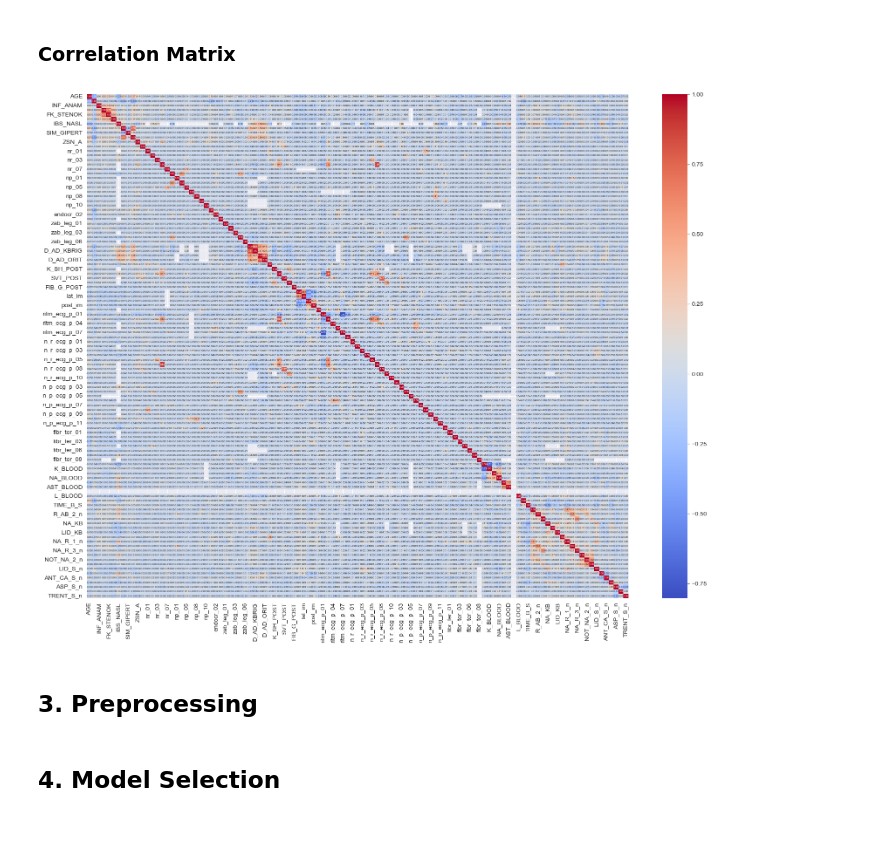
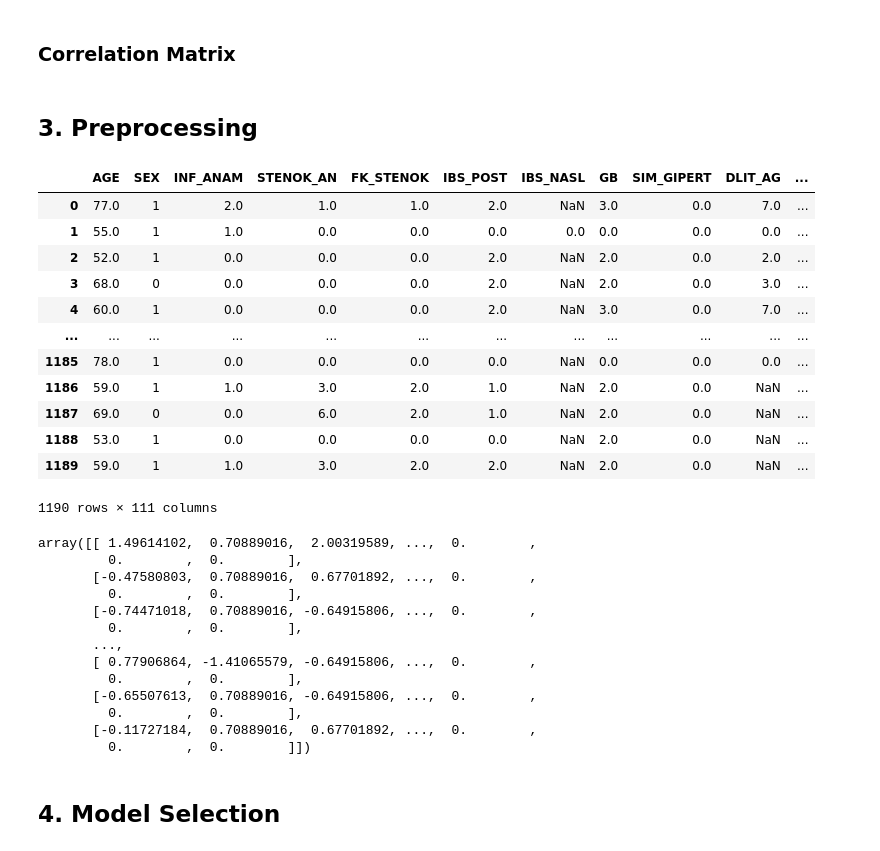
Before and after one commit to danghaidang04/Myocardial_Infraction_Complications_Analysis, a Jupyter notebook: main.ipynb, the cells around one changed output. Drawn from its saved outputs; the diff is of its cells as text; code cells hidden in the pictures.

Commit message:
update preprocessing pipeline

```diff
--- a/main.ipynb
+++ b/main.ipynb
@@ -277,11 +267,25 @@ plt.show()
 # %% [markdown]
 ### Correlation Matrix
 # %%
-plt.figure(figsize=(20, 15))
-sns.heatmap(X_train[0].corr(), annot=True, cmap='coolwarm', fmt=".2f", annot_kws={"size": 4})  # Adjust size as needed
-plt.savefig('heatmap.pdf', format='pdf')  # Save the plot as a PDF file
-plt.show()
+# plt.figure(figsize=(40, 30))
+# sns.heatmap(X_train[0].corr(), annot=True, cmap='coolwarm', fmt=".2f", annot_kws={"size": 4})  # Adjust size as needed
+# plt.savefig('heatmap.pdf', format='pdf')  # Save the plot as a PDF file
+# plt.show()
-# %% [output]
-[figure, removed]
 # %% [markdown]
 ## 3. Preprocessing
+# %%
+X_train[0]
+# %% [output]
+|  | AGE | SEX | INF_ANAM | STENOK_AN | FK_STENOK | IBS_POST | IBS_NASL | GB | SIM_GIPERT | DLIT_AG | ... |
+| 0 | 77.0 | 1 | 2.0 | 1.0 | 1.0 | 2.0 | NaN | 3.0 | 0.0 | 7.0 | ... |
+| 1 | 55.0 | 1 | 1.0 | 0.0 | 0.0 | 0.0 | 0.0 | 0.0 | 0.0 | 0.0 | ... |
+| 2 | 52.0 | 1 | 0.0 | 0.0 | 0.0 | 2.0 | NaN | 2.0 | 0.0 | 2.0 | ... |
+| 3 | 68.0 | 0 | 0.0 | 0.0 | 0.0 | 2.0 | NaN | 2.0 | 0.0 | 3.0 | ... |
+| 4 | 60.0 | 1 | 0.0 | 0.0 | 0.0 | 2.0 | NaN | 3.0 | 0.0 | 7.0 | ... |
+| ... | ... | ... | ... | ... | ... | ... | ... | ... | ... | ... | ... |
+| 1185 | 78.0 | 1 | 0.0 | 0.0 | 0.0 | 0.0 | NaN | 0.0 | 0.0 | 0.0 | ... |
+| 1186 | 59.0 | 1 | 1.0 | 3.0 | 2.0 | 1.0 | NaN | 2.0 | 0.0 | NaN | ... |
+| 1187 | 69.0 | 0 | 0.0 | 6.0 | 2.0 | 1.0 | NaN | 2.0 | 0.0 | NaN | ... |
+| 1188 | 53.0 | 1 | 0.0 | 0.0 | 0.0 | 0.0 | NaN | 2.0 | 0.0 | NaN | ... |
+| 1189 | 59.0 | 1 | 1.0 | 3.0 | 2.0 | 2.0 | NaN | 2.0 | 0.0 | NaN | ... |
+1190 rows × 111 columns
@@ -290,8 +351,16 @@ from sklearn.pipeline import Pipeline
 from sklearn.impute import SimpleImputer
 from sklearn.preprocessing import StandardScaler
 
+# Define dropper pipeline
+dropper = Pipeline(steps=[
+    ('column_dropper', ColumnDropper(threshold=100)),
+    ('row_dropper', RowDropper(threshold=100))
+])
+
 # Define preprocessing pipeline
 preprocessing_pipeline = Pipeline(steps=[
+    ('dropper', dropper),
+    ('outliers_clipper',OutliersHandler(coefficient=1.5)),
     ('imputation', SimpleImputer(strategy='mean')),  # Fill missing values using mean
     ('scaling', StandardScaler())  # Standardize features by removing the mean and scaling to unit variance
 ])
@@ -301,6 +370,21 @@ for i in range(len(y)):
     X_train[i] = preprocessing_pipeline.fit_transform(X_train[i])
     X_val[i] = preprocessing_pipeline.transform(X_val[i])
     X_test[i] = preprocessing_pipeline.transform(X_test[i])
+X_train[0]
+# %% [output]
+array([[ 1.49614102,  0.70889016,  2.00319589, ...,  0.        ,
+         0.        ,  0.        ],
+       [-0.47580803,  0.70889016,  0.67701892, ...,  0.        ,
+         0.        ,  0.        ],
+       [-0.74471018,  0.70889016, -0.64915806, ...,  0.        ,
+         0.        ,  0.        ],
+       ...,
+       [ 0.77906864, -1.41065579, -0.64915806, ...,  0.        ,
+         0.        ,  0.        ],
+       [-0.65507613,  0.70889016, -0.64915806, ...,  0.        ,
+         0.        ,  0.        ],
+       [-0.11727184,  0.70889016,  0.67701892, ...,  0.        ,
+         0.        ,  0.        ]])
 # %% [markdown]
 ## 4. Model Selection
 # %%
```
Also changed, not shown: parts of 10 cells of this notebook, 2 other files.
